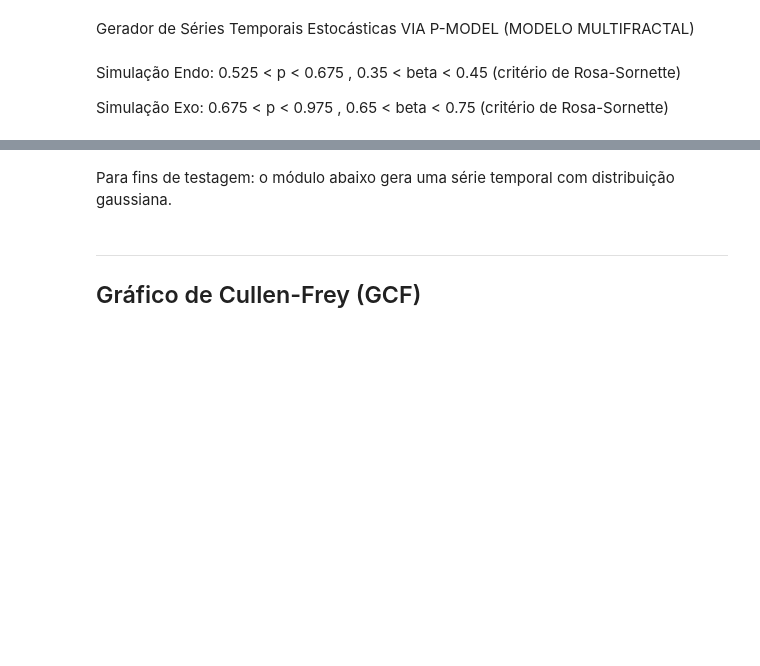
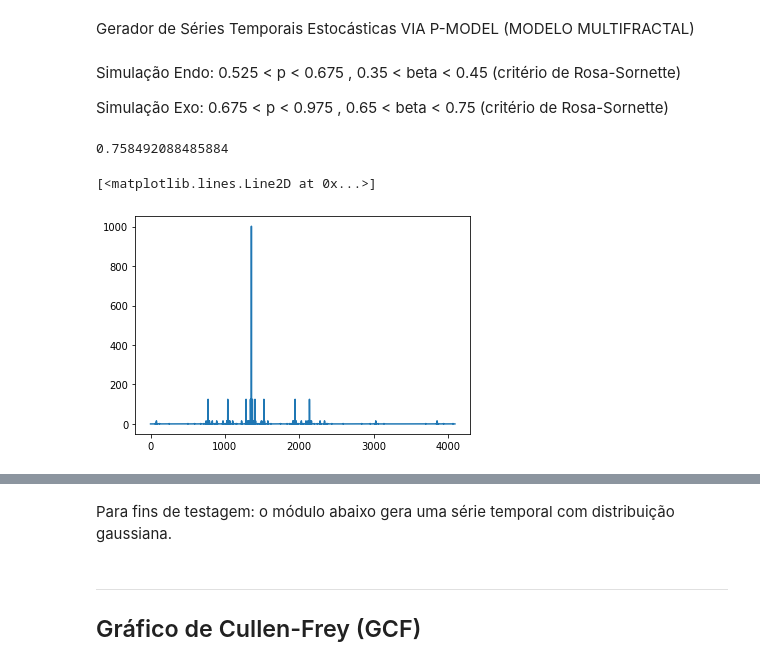
Before and after one commit to barauna-lo/Computational_Statistics, a Jupyter notebook: HandsOn_10/CAP417_HandsOn10_Barauna.ipynb, the cells around one changed output, grey strips where cells are left out. Drawn from its saved outputs; the diff is of its cells as text; code cells hidden in the pictures; blank space fills up the shorter version.

```diff
--- a/HandsOn_10/CAP417_HandsOn10_Barauna.ipynb
+++ b/HandsOn_10/CAP417_HandsOn10_Barauna.ipynb
@@ -59,6 +57,18 @@ Gerador de Séries Temporais Estocásticas VIA P-MODEL
 Simulação Endo: 0.525 < p < 0.675 ,  0.35 < beta < 0.45 (critério de Rosa-Sornette)
 
 Simulação Exo: 0.675 < p < 0.975 ,  0.65 < beta < 0.75 (critério de Rosa-Sornette)
+# %%
+np.random.uniform(0.675,0.975)
+# %% [output]
+0.758492088485884
+# %%
+teste  = pmodel(4096, np.random.uniform(0.675,0.975), np.random.uniform(0.65,0.75))
+# %%
+#plt.plot(teste[0])
+plt.plot(teste[1])
+# %% [output]
+[<matplotlib.lines.Line2D at 0x...>]
+[figure, added]
 # %%
 #pmodeltsg.py
 #p-model from Meneveau & Sreenevasan, 1987 & Malara et al., 2016
```
Also changed, not shown: parts of 11 cells of this notebook.
